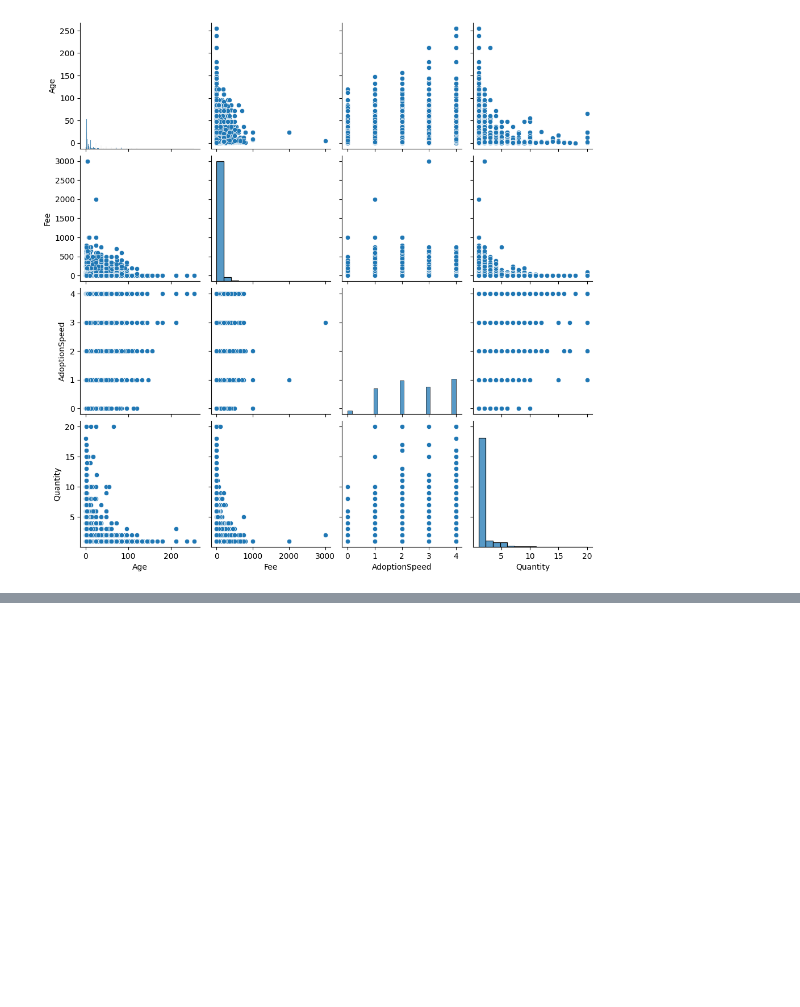
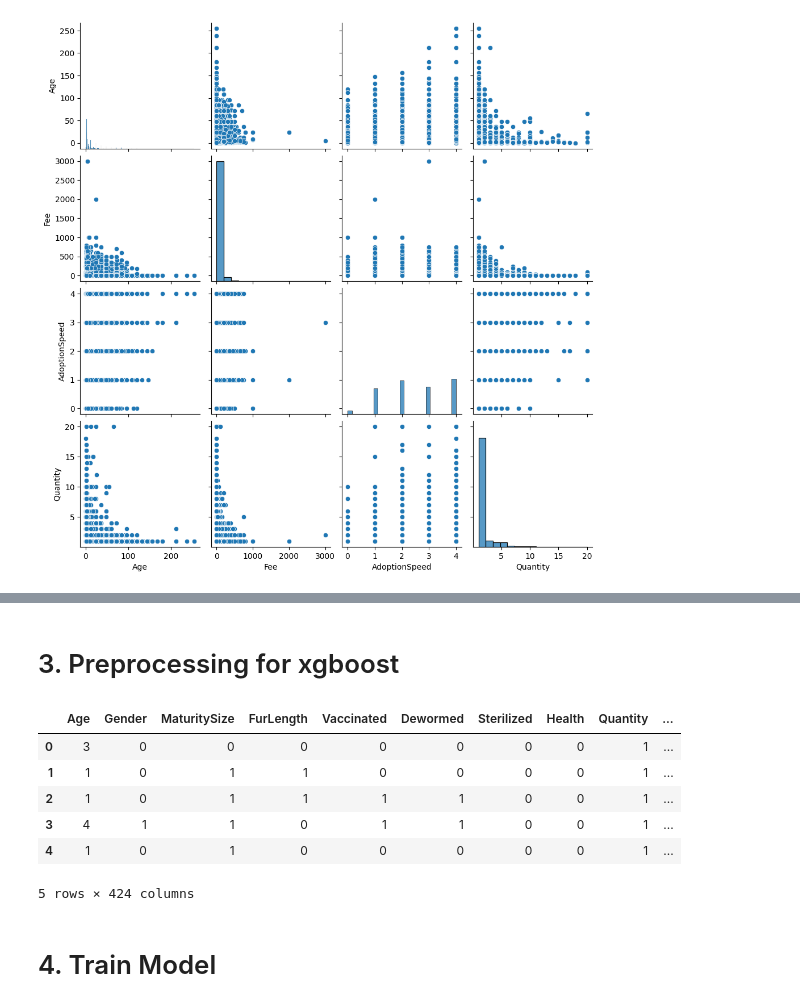
Before and after one commit to Kearskill/meow, a Jupyter notebook: XGBoost.ipynb, the cells around one changed output, grey strips where cells are left out. Drawn from its saved outputs; the diff is of its cells as text; code cells hidden in the pictures; blank space fills up the shorter version.

Commit message:
XGBoost done (i tried)

```diff
--- a/XGBoost.ipynb
+++ b/XGBoost.ipynb
@@ -198,0 +214,21 @@ plt.show()
+# %% [markdown]
+# 3. Preprocessing for xgboost
+# %%
+# frequency encoding
+frequency_map = df['State'].value_counts().to_dict()
+df['State'] = df['State'].map(frequency_map)
+
+# one hot encoding
+df = pd.get_dummies(df, columns=['Type', 'Color1', 'Color2', 'Color3', 'Breed1', 'Breed2', 'State'], drop_first=True)
+
+df.head()
+# %% [output]
+|  | Age | Gender | MaturitySize | FurLength | Vaccinated | Dewormed | Sterilized | Health | Quantity | ... |
+| 0 | 3 | 0 | 0 | 0 | 0 | 0 | 0 | 0 | 1 | ... |
+| 1 | 1 | 0 | 1 | 1 | 0 | 0 | 0 | 0 | 1 | ... |
+| 2 | 1 | 0 | 1 | 1 | 1 | 1 | 0 | 0 | 1 | ... |
+| 3 | 4 | 1 | 1 | 0 | 1 | 1 | 0 | 0 | 1 | ... |
+| 4 | 1 | 0 | 1 | 0 | 0 | 0 | 0 | 0 | 1 | ... |
+5 rows × 424 columns
+# %% [markdown]
+# 4. Train Model
```
Also changed, not shown: parts of 8 cells of this notebook.
